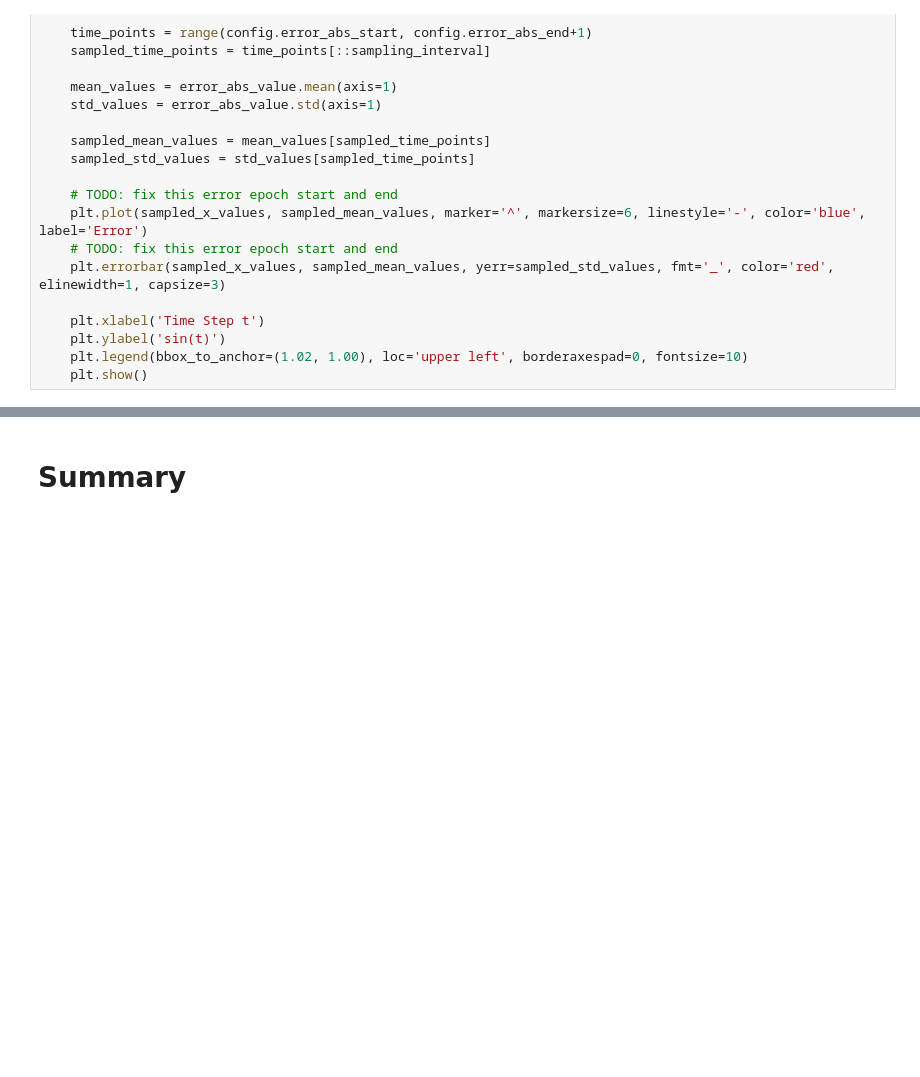
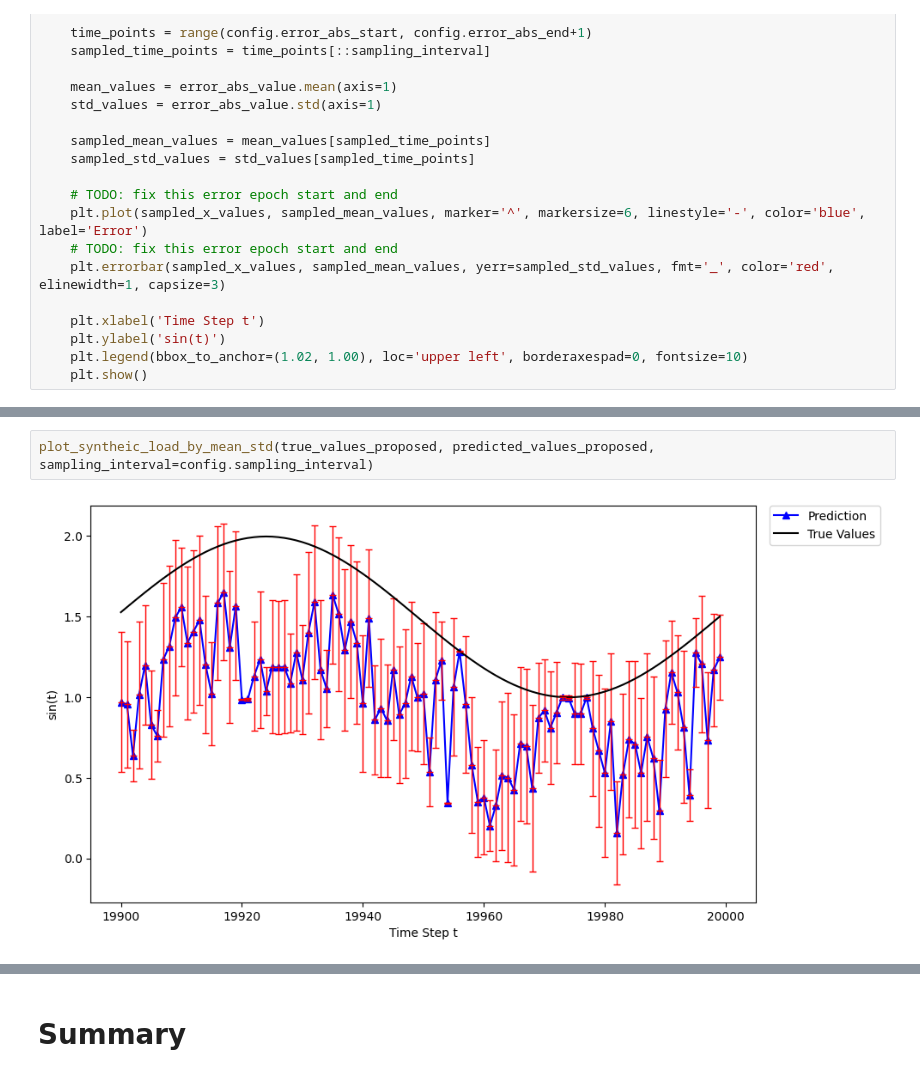
Before and after one commit to tyokyo320/time-series, a Jupyter notebook: utils/predict_syntheic.ipynb, the cells around one changed output, grey strips where cells are left out. Cells and saved outputs as stored; diff of their text form; blank space fills up the shorter version.

```diff
--- a/utils/predict_syntheic.ipynb
+++ b/utils/predict_syntheic.ipynb
@@ -277,0 +331,4 @@ plot_prediction_absolute_error_by_mean_std(error_abs_value, sampling_interval=co
+# %%
+plot_syntheic_load_by_mean_std(true_values_proposed, predicted_values_proposed, sampling_interval=config.sampling_interval)
+# %% [output]
+[figure, added]
```
Also changed, not shown: parts of 22 cells of this notebook, 29 other files.
